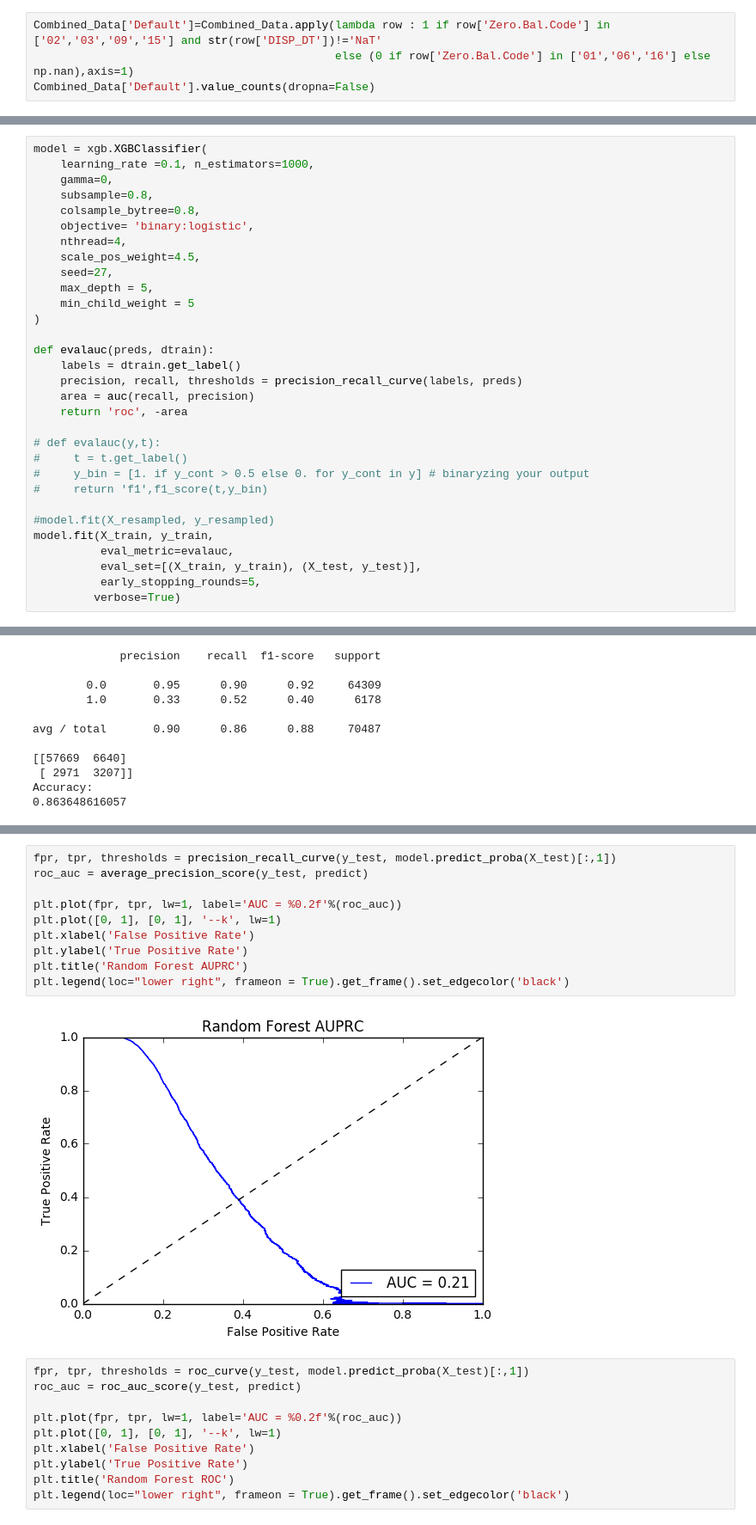
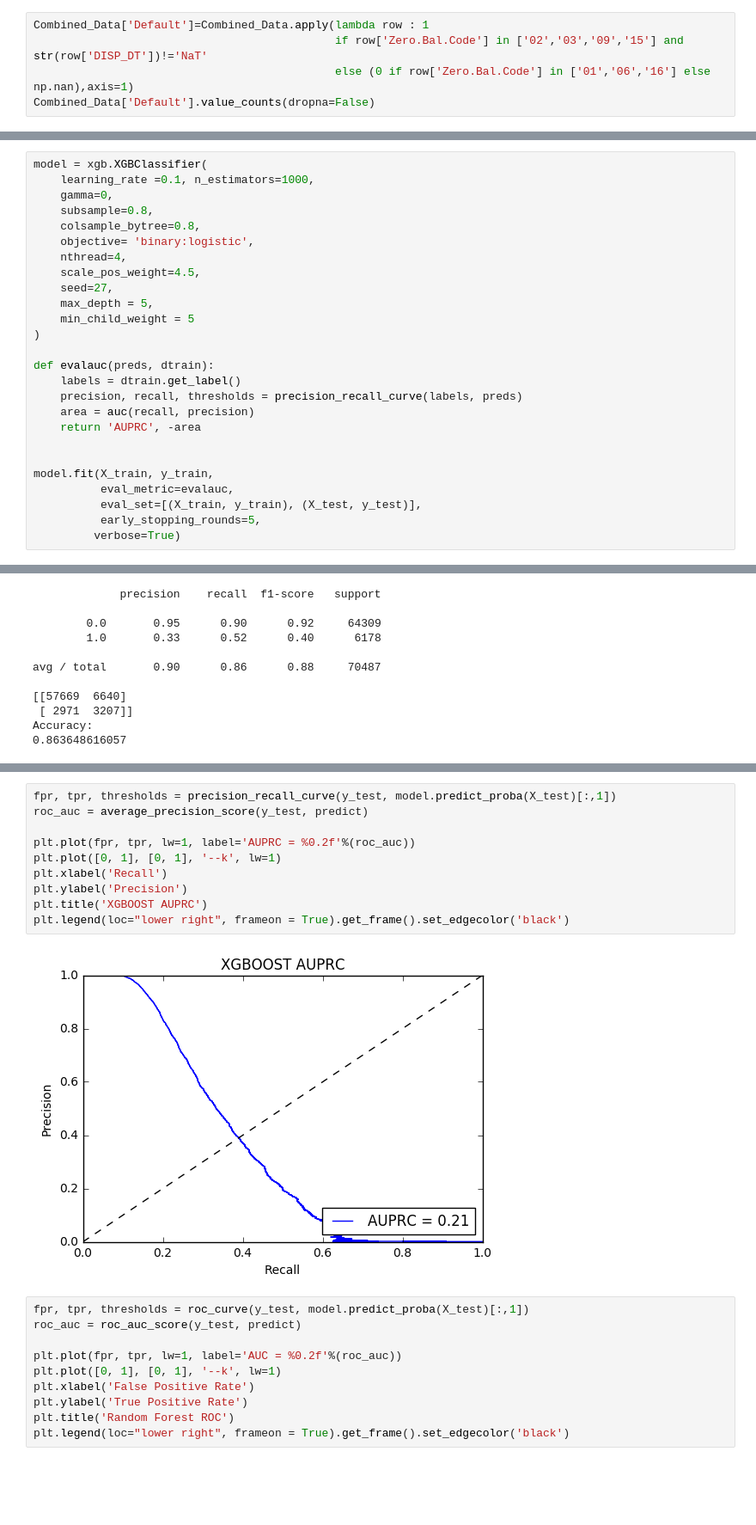
Before and after one commit to ferrarisf50/Fannie-Mae-single-family-mortgage-loan-data, a Jupyter notebook: Predict_default.ipynb, the cells around one changed output, grey strips where cells are left out. Shown at 86% size. Cells and saved outputs as stored; diff of their text form; blank space fills up the shorter version.

```diff
--- a/Predict_default.ipynb
+++ b/Predict_default.ipynb
@@ -279,7 +285,8 @@ Unhealthy loans:  32656
 <br>
 The defaulted loans are clear on definition while I don't see Fannie Mae's data set has the final confirmation on the good loans. Should we label the unhealthy loans as good loans? Of course no, some article indicates the mortgage payers having more than 3 months delinquency will invariantly end up in default. It's hard to determine the final status for these unhealthly loans, they are in ambiguous status though trend to default. To reduce noisy data on the modelling, I would like to exclude these unhealthy loans. Now let's filter out our training data by labelling the classes, the defaulted loans are labelled as 1, the current healthy loans are labelled as 0.
 # %%
-Combined_Data['Default']=Combined_Data.apply(lambda row : 1 if row['Zero.Bal.Code'] in ['02','03','09','15'] and str(row['DISP_DT'])!='NaT'
+Combined_Data['Default']=Combined_Data.apply(lambda row : 1
+                                             if row['Zero.Bal.Code'] in ['02','03','09','15'] and str(row['DISP_DT'])!='NaT'
                                              else (0 if row['Zero.Bal.Code'] in ['01','06','16'] else np.nan),axis=1)
 Combined_Data['Default'].value_counts(dropna=False)
 # %% [output]
@@ -494,14 +501,9 @@ def evalauc(preds, dtrain):
     labels = dtrain.get_label()
     precision, recall, thresholds = precision_recall_curve(labels, preds)
     area = auc(recall, precision)
-    return 'roc', -area
+    return 'AUPRC', -area
 
-# def evalauc(y,t):
-#     t = t.get_label()
-#     y_bin = [1. if y_cont > 0.5 else 0. for y_cont in y] # binaryzing your output
-#     return 'f1',f1_score(t,y_bin)
 
-#model.fit(X_resampled, y_resampled)
 model.fit(X_train, y_train,
           eval_metric=evalauc,
           eval_set=[(X_train, y_train), (X_test, y_test)],
@@ -563,15 +560,15 @@ ax.xaxis.set_label_position('top')
 # %%
 fpr, tpr, thresholds = precision_recall_curve(y_test, model.predict_proba(X_test)[:,1])
 roc_auc = average_precision_score(y_test, predict)
 
-plt.plot(fpr, tpr, lw=1, label='AUC = %0.2f'%(roc_auc))
+plt.plot(fpr, tpr, lw=1, label='AUPRC = %0.2f'%(roc_auc))
 plt.plot([0, 1], [0, 1], '--k', lw=1)
-plt.xlabel('False Positive Rate')
-plt.ylabel('True Positive Rate')
-plt.title('Random Forest AUPRC')
+plt.xlabel('Recall')
+plt.ylabel('Precision')
+plt.title('XGBOOST AUPRC')
 plt.legend(loc="lower right", frameon = True).get_frame().set_edgecolor('black')
 # %% [output]
-[figure, old version]
+[figure, new version]
 # %%
 fpr, tpr, thresholds = roc_curve(y_test, model.predict_proba(X_test)[:,1])
 roc_auc = roc_auc_score(y_test, predict)
```
Also changed, not shown: parts of 12 cells of this notebook.
